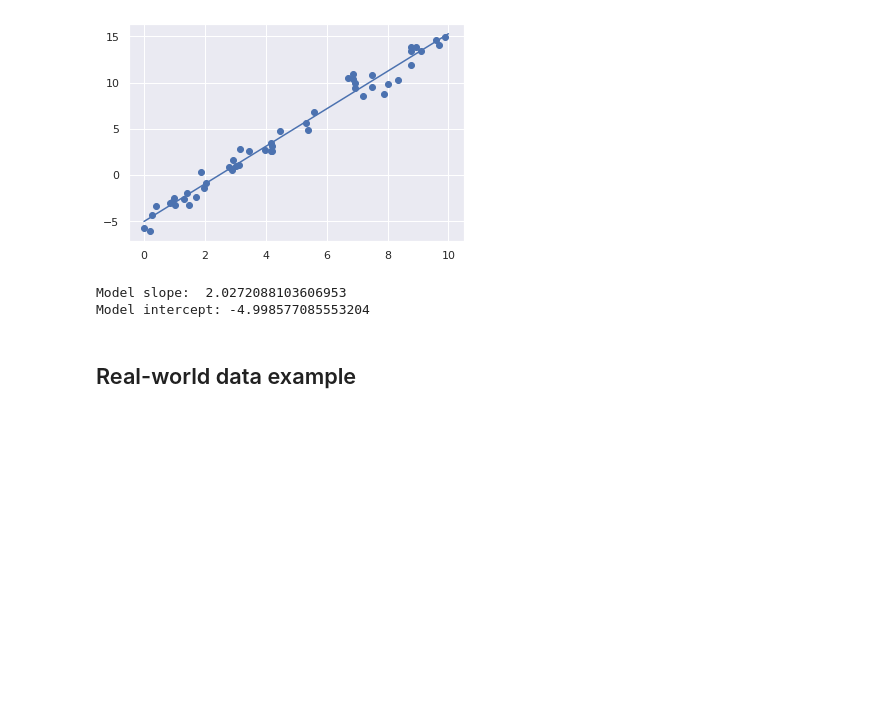
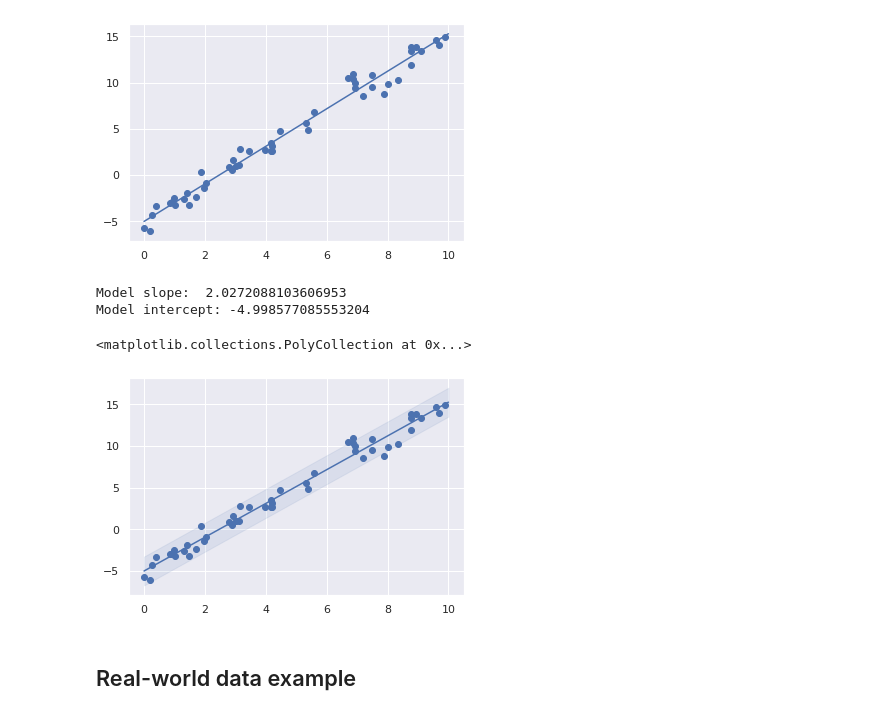
Before and after one commit to ia-nechaev/ds4b-stats, a Jupyter notebook: Statistics_refresher_ds4b_2022.ipynb, the cells around one changed output. Saved outputs shown, nothing was run; the diff lists cells and outputs as text; code cells hidden in the pictures; blank space fills up the shorter version.

```diff
--- a/Statistics_refresher_ds4b_2022.ipynb
+++ b/Statistics_refresher_ds4b_2022.ipynb
@@ -429,6 +431,16 @@ print("Model intercept:", model.intercept_)
 # %% [output]
 Model slope:  2.0272088103606953
 Model intercept: -4.998577085553204
+# %%
+ci = 1.96 * np.std(y)/np.sqrt(len(x))
+
+fig, ax = plt.subplots()
+ax.scatter(x, y)
+ax.plot(xfit, yfit)
+ax.fill_between(xfit, (yfit-ci), (yfit+ci), color='b', alpha=.1)
+# %% [output]
+<matplotlib.collections.PolyCollection at 0x...>
+[figure, added]
 # %% [markdown]
 ## Real-world data example
 # %% [markdown]
```
Also changed, not shown: parts of 1 cell of this notebook.
